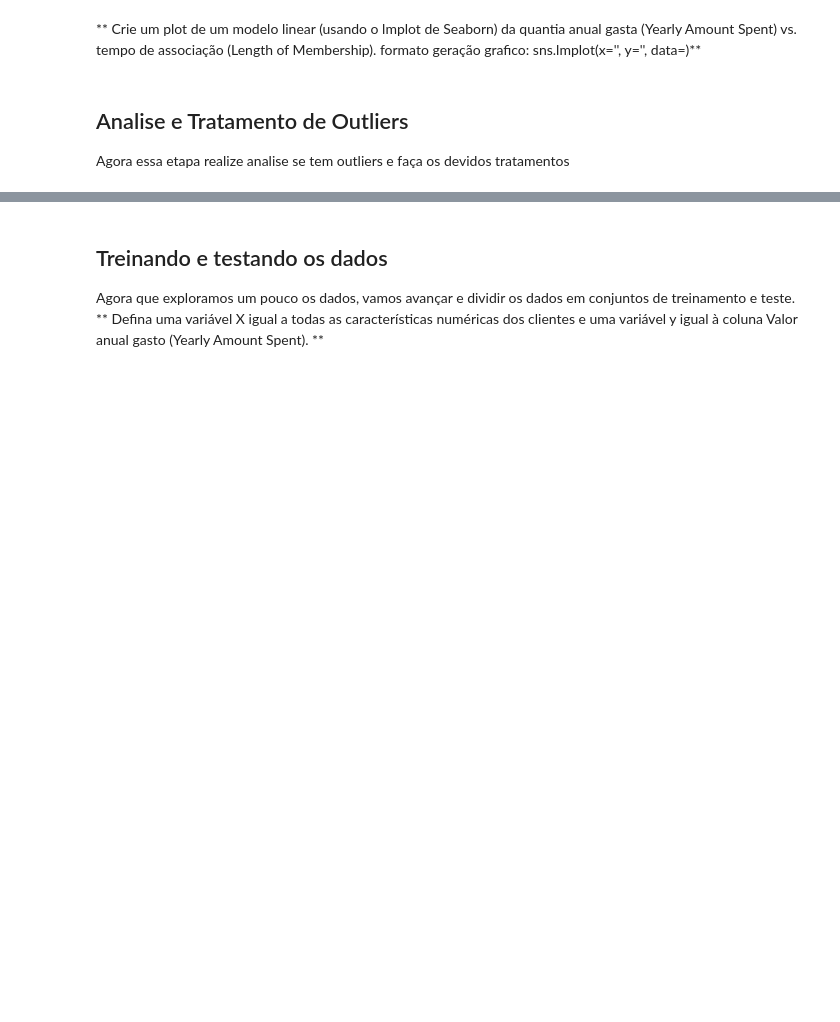
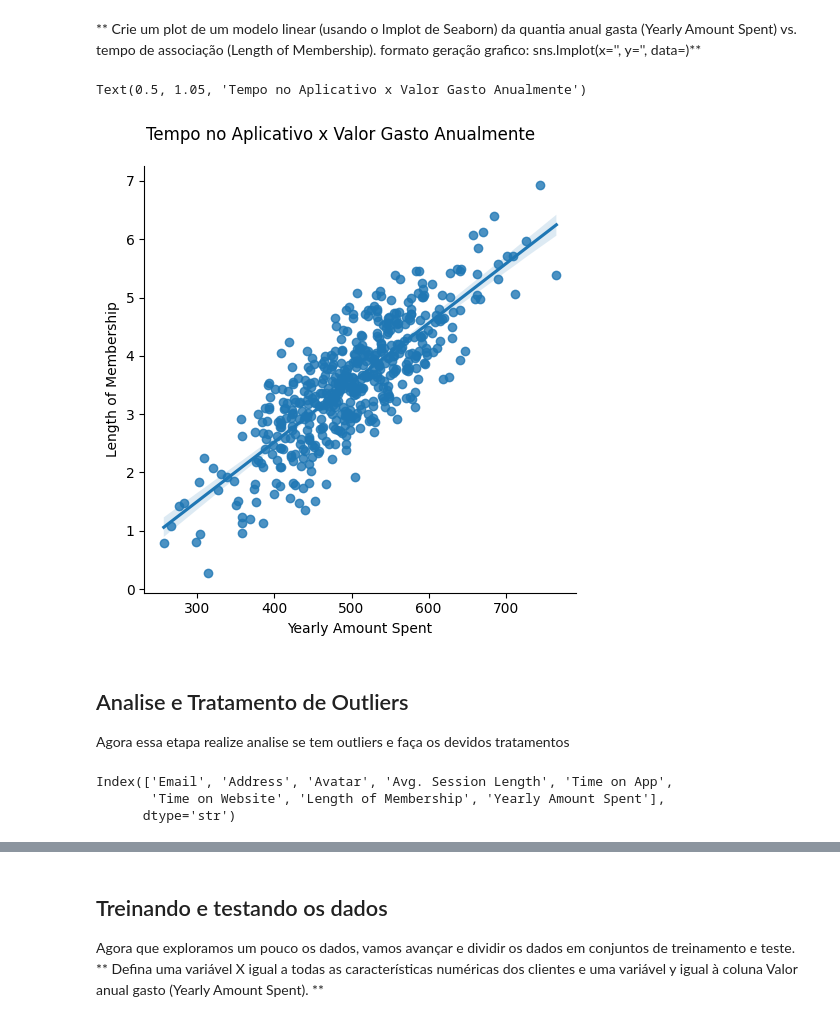
Before and after one commit to matheusfa08/chat-ia-fiap-2sem, a Jupyter notebook: check01/Prova.ipynb, the cells around one changed output, grey strips where cells are left out. Cells and saved outputs as stored; diff of their text form; code cells hidden in the pictures; blank space fills up the shorter version.

```diff
--- a/check01/Prova.ipynb
+++ b/check01/Prova.ipynb
@@ -96,5 +109,17 @@ KeyError: 'Time On Website'
 # %% [markdown]
 ** Crie um plot de um modelo linear (usando o lmplot de Seaborn) da quantia anual gasta (Yearly Amount Spent) vs. tempo de associação (Length of Membership). formato geração grafico: sns.lmplot(x='', y='', data=)**
+# %%
+x = sns.lmplot(x="Yearly Amount Spent", y="Length of Membership", data=clientes)
+x.figure.suptitle("Tempo no Aplicativo x Valor Gasto Anualmente", y=1.05)
+# %% [output]
+Text(0.5, 1.05, 'Tempo no Aplicativo x Valor Gasto Anualmente')
+[figure, added]
 # %% [markdown]
 ## Analise e Tratamento de Outliers
 Agora essa etapa realize analise se tem outliers e faça os devidos tratamentos
+# %%
+clientes.columns
+# %% [output]
+Index(['Email', 'Address', 'Avatar', 'Avg. Session Length', 'Time on App',
+       'Time on Website', 'Length of Membership', 'Yearly Amount Spent'],
+      dtype='str')
```
Also changed, not shown: parts of 10 cells of this notebook.
